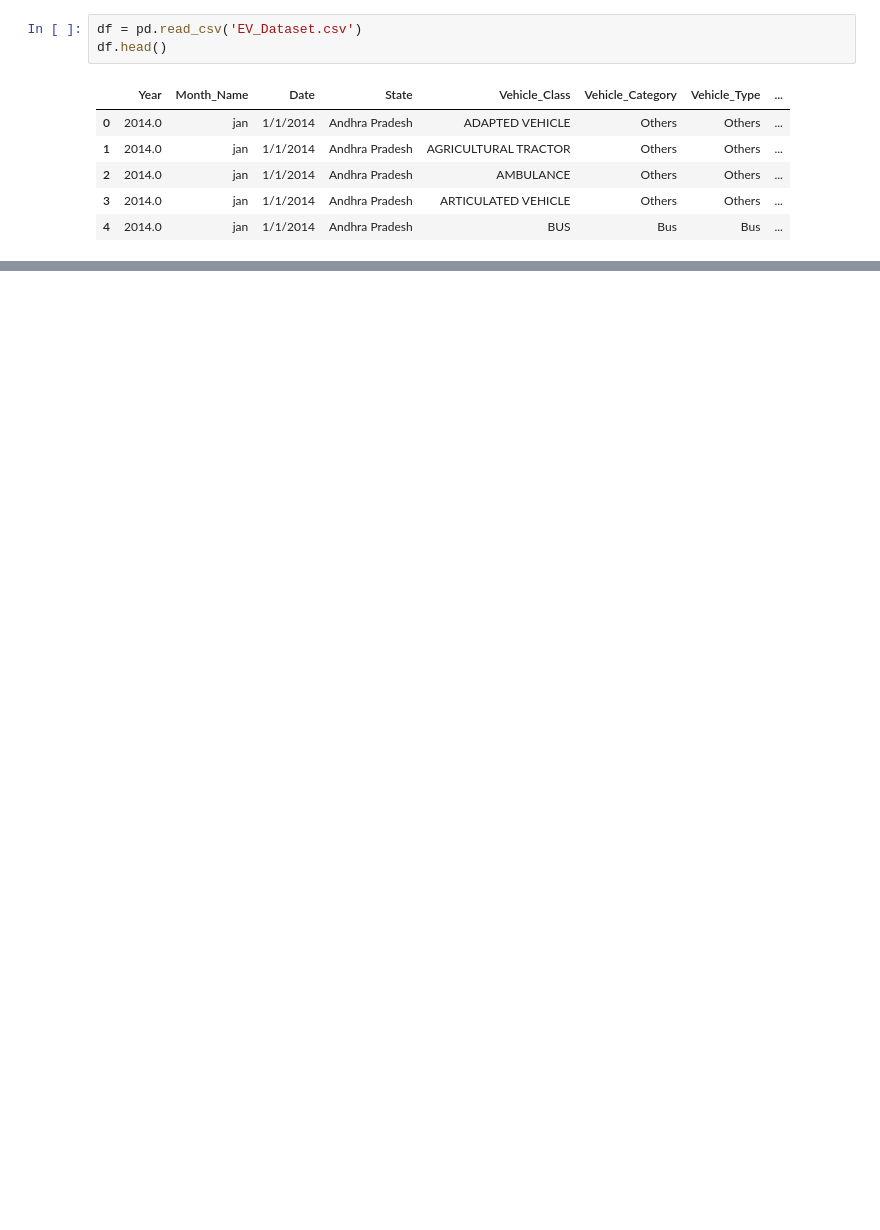
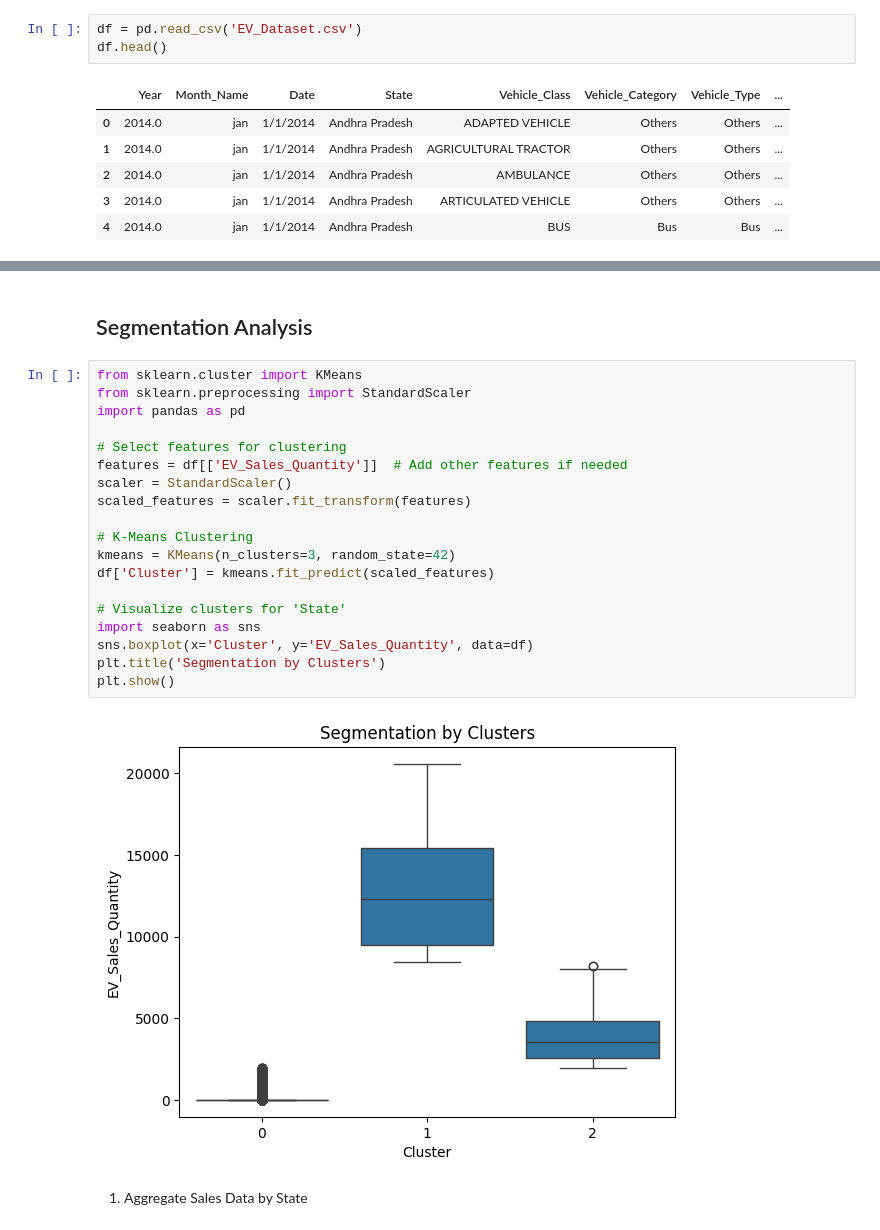
Before and after one commit to furkan09-official/EV_Dataset_Analysis, a Jupyter notebook: geographical_analysis.ipynb, the cells around one changed output, grey strips where cells are left out. Drawn from its saved outputs; the diff is of its cells as text; blank space fills up the shorter version.

```diff
--- a/geographical_analysis.ipynb
+++ b/geographical_analysis.ipynb
@@ -14,0 +150,25 @@ df.head()
+# %% [markdown]
+## Segmentation Analysis
+# %%
+from sklearn.cluster import KMeans
+from sklearn.preprocessing import StandardScaler
+import pandas as pd
+
+# Select features for clustering
+features = df[['EV_Sales_Quantity']]  # Add other features if needed
+scaler = StandardScaler()
+scaled_features = scaler.fit_transform(features)
+
+# K-Means Clustering
+kmeans = KMeans(n_clusters=3, random_state=42)
+df['Cluster'] = kmeans.fit_predict(scaled_features)
+
+# Visualize clusters for 'State'
+import seaborn as sns
+sns.boxplot(x='Cluster', y='EV_Sales_Quantity', data=df)
+plt.title('Segmentation by Clusters')
+plt.show()
+# %% [output]
+[figure, added]
+# %% [markdown]
+1. Aggregate Sales Data by State
```
Also changed, not shown: parts of 16 cells of this notebook.
